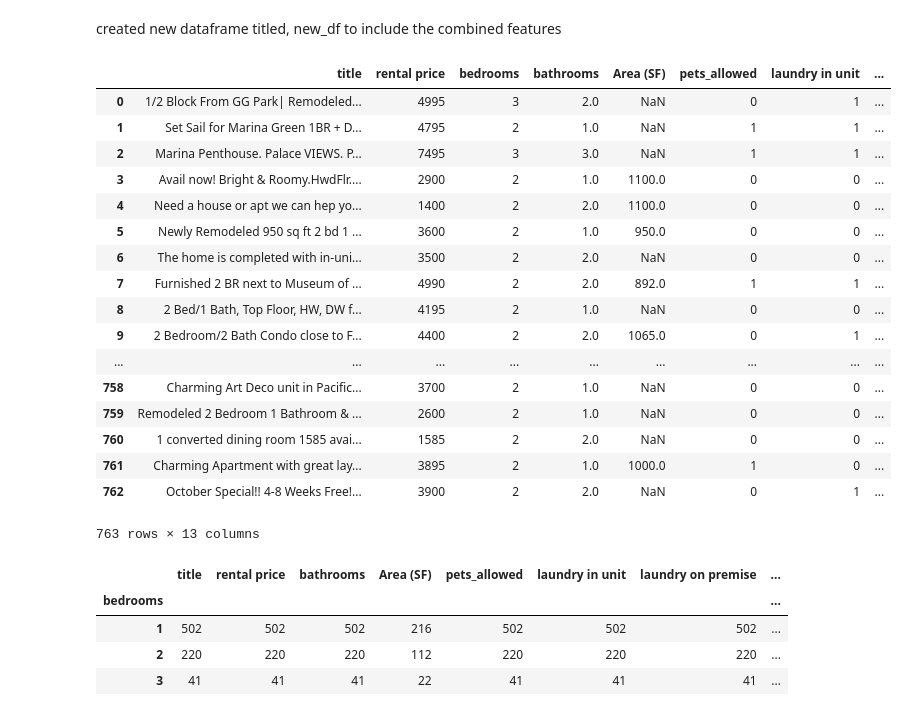
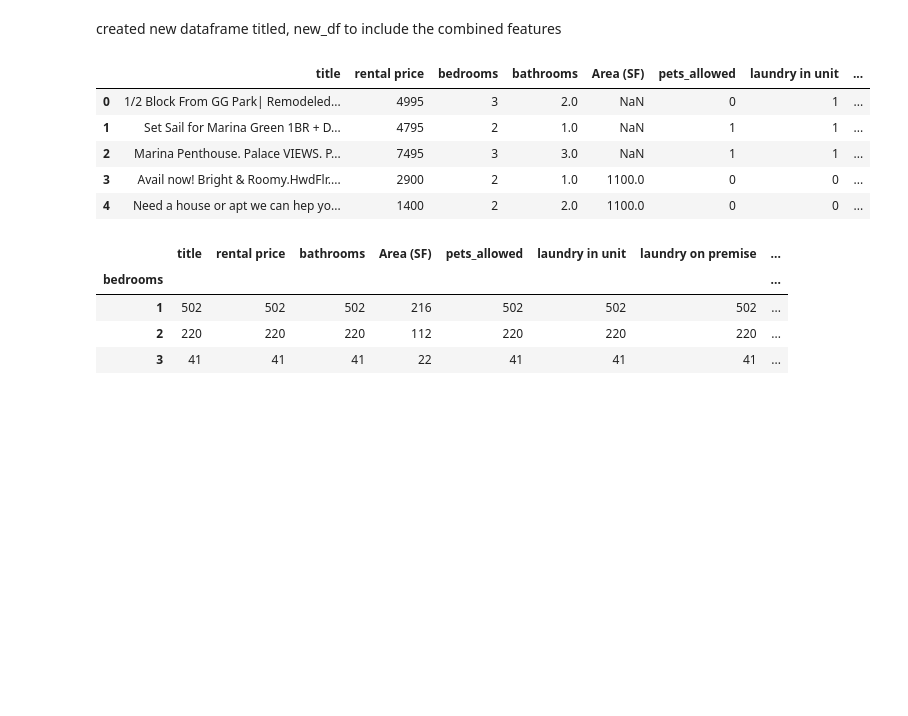
Before and after one commit to mxie87/Hacking-the-SF-Rental-Market, a Jupyter notebook: Jupyter Notebooks/Project_Luther_SF_Rentals.ipynb, the cells around one changed output. Cells and saved outputs as stored; diff of their text form; code cells hidden in the pictures; blank space fills up the shorter version.

```diff
--- a/Jupyter Notebooks/Project_Luther_SF_Rentals.ipynb
+++ b/Jupyter Notebooks/Project_Luther_SF_Rentals.ipynb
@@ -108,8 +87,6 @@ The following sections will combine some of these features into one. (i.e. listi
 # %% [markdown]
 combine "cats are ok" and "dogs are ok" as "pets allowed"
 NOTE: additional 34 listings allowed cats only, but not dogs. They will be excluded from "pets_allowed"
-# %%
-df['pets_allowed'] = df[(df['dogs are OK - wooof'] & df['cats are OK - purrr'])==1]
-df.loc[df['pets_allowed'] > 1,'pets_allowed'] = 1
-df.loc[df['pets_allowed'] > 1,'pets_allowed'] = 1
-df['pets_allowed']
+# %%
+df['dogs are OK - wooof'].astype(int,inplace = True)
+df['cats are OK - purrr'].astype(int,inplace = True)
@@ -115,0 +111,9 @@ df['pets_allowed']
+# %%
+def pets(row):
+    if row['dogs are OK - wooof'] == 1 & row['cats are OK - purrr'] == 1:
+        val = 1
+    else:
+        val = 0
+    return val
+# %%
+df['pets_allowed'] = df.apply(pets, axis=1)
@@ -174,27 +182,15 @@ created new dataframe titled, new_df to include the combined features
 # %%
 new_df = df[['title','rental price','bedrooms','bathrooms','Area (SF)',\
             'pets_allowed','laundry in unit','laundry on premise','furnished',\
              'parking available','no smoking','wheelchair accessible','Zip']]
-new_df
+new_df.head()
 # %% [output]
 |  | title | rental price | bedrooms | bathrooms | Area (SF) | pets_allowed | laundry in unit | ... |
 | 0 | 1/2 Block From GG Park| Remodeled... | 4995 | 3 | 2.0 | NaN | 0 | 1 | ... |
 | 1 | Set Sail for Marina Green 1BR + D... | 4795 | 2 | 1.0 | NaN | 1 | 1 | ... |
 | 2 | Marina Penthouse. Palace VIEWS. P... | 7495 | 3 | 3.0 | NaN | 1 | 1 | ... |
 | 3 | Avail now! Bright & Roomy.HwdFlr.... | 2900 | 2 | 1.0 | 1100.0 | 0 | 0 | ... |
 | 4 | Need a house or apt we can hep yo... | 1400 | 2 | 2.0 | 1100.0 | 0 | 0 | ... |
-| 5 | Newly Remodeled 950 sq ft 2 bd 1 ... | 3600 | 2 | 1.0 | 950.0 | 0 | 0 | ... |
-| 6 | The home is completed with in-uni... | 3500 | 2 | 2.0 | NaN | 0 | 0 | ... |
-| 7 | Furnished 2 BR next to Museum of ... | 4990 | 2 | 2.0 | 892.0 | 1 | 1 | ... |
-| 8 | 2 Bed/1 Bath, Top Floor, HW, DW f... | 4195 | 2 | 1.0 | NaN | 0 | 0 | ... |
-| 9 | 2 Bedroom/2 Bath Condo close to F... | 4400 | 2 | 2.0 | 1065.0 | 0 | 1 | ... |
-| ... | ... | ... | ... | ... | ... | ... | ... | ... |
-| 758 | Charming Art Deco unit in Pacific... | 3700 | 2 | 1.0 | NaN | 0 | 0 | ... |
-| 759 | Remodeled 2 Bedroom 1 Bathroom & ... | 2600 | 2 | 1.0 | NaN | 0 | 0 | ... |
-| 760 | 1 converted dining room 1585 avai... | 1585 | 2 | 2.0 | NaN | 0 | 0 | ... |
-| 761 | Charming Apartment with great lay... | 3895 | 2 | 1.0 | 1000.0 | 1 | 0 | ... |
-| 762 | October Special!! 4-8 Weeks Free!... | 3900 | 2 | 2.0 | NaN | 0 | 1 | ... |
-763 rows × 13 columns
 # %%
 # groupby bedroom to find mean Area (SF)
 bed_area = new_df.groupby(['bedrooms']).count()
```
Also changed, not shown: parts of 64 cells of this notebook, 1 other file.
